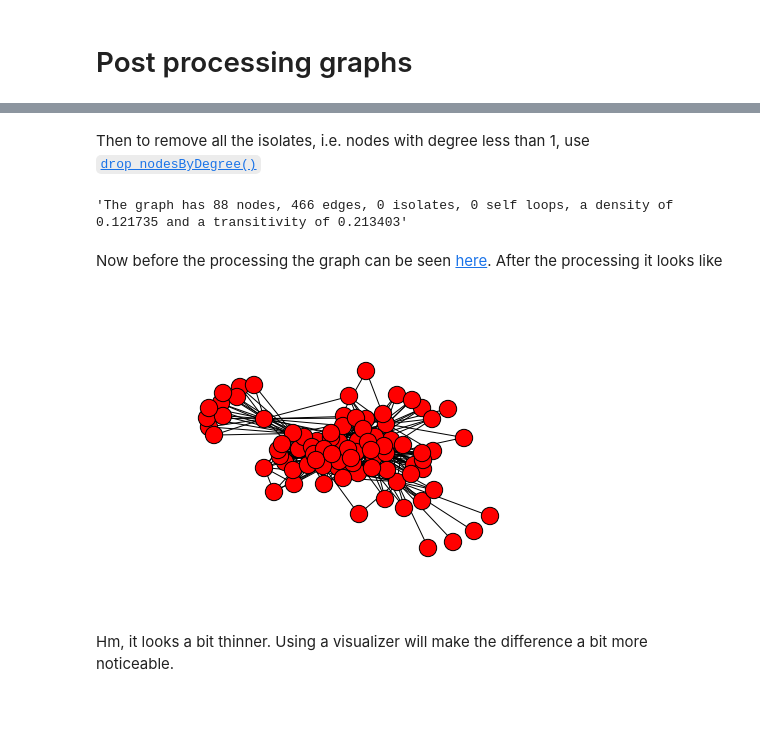
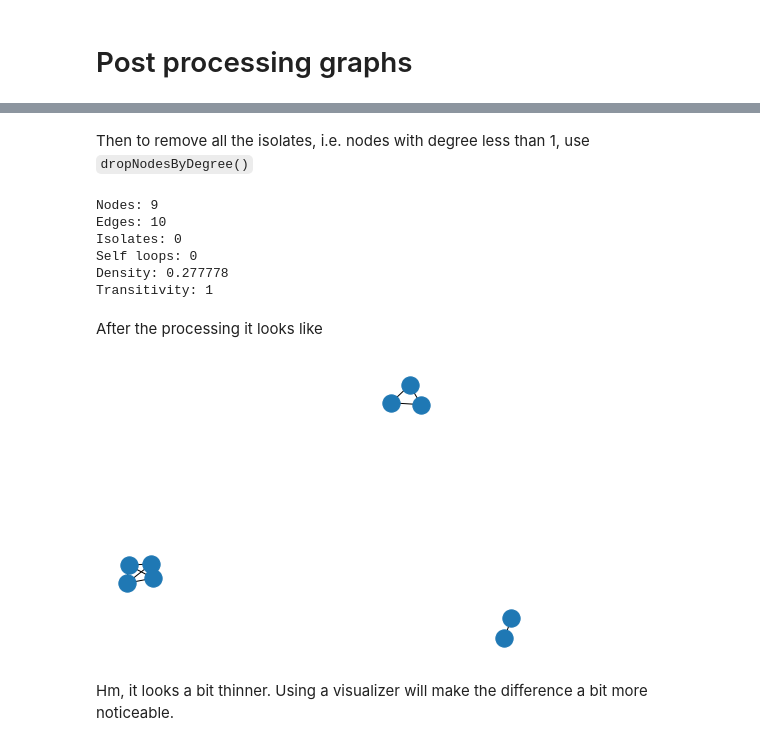
Before and after one commit to UWNETLAB/metaknowledge, a Jupyter notebook: notebooks/Lesson-4-Making-Networks/Making-Networks.ipynb, the cells around one changed output, grey strips where cells are left out. Saved outputs shown, nothing was run; the diff lists cells and outputs as text; code cells hidden in the pictures; blank space fills up the shorter version.

```diff
--- a/notebooks/Lesson-4-Making-Networks/Making-Networks.ipynb
+++ b/notebooks/Lesson-4-Making-Networks/Making-Networks.ipynb
@@ -80,6 +86,6 @@ nx.draw_spring(citationsA, with_labels = True)
 # %% [markdown]
 The [`coAuthNetwork()`](http://networkslab.org/metaknowledge/docs/RecordCollection#coAuthNetwork) function produces the co-authorship network of the RecordCollection as is used as shown
 # %%
-coAuths = RC.coAuthNetwork()
+coAuths = RC.networkCoAuthor()
 print(mk.graphStats(coAuths))
 # %% [output]
@@ -156,16 +116,21 @@ mk.graphStats(proccessedCoCiteJournals)
 # %% [markdown]
-Then to remove all the isolates, i.e. nodes with degree less than 1, use [`drop_nodesByDegree()`](http://networkslab.org/metaknowledge/docs/metaknowledge#drop_nodesByDegree)
+Then to remove all the isolates, i.e. nodes with degree less than 1, use `dropNodesByDegree()`
-# %%
-proccessedCoCiteJournals = mk.drop_nodesByDegree(proccessedCoCiteJournals, 1)
-mk.graphStats(proccessedCoCiteJournals)
-# %% [output]
-'The graph has 88 nodes, 466 edges, 0 isolates, 0 self loops, a density of 0.121735 and a transitivity of 0.213403'
-# %% [markdown]
-Now before the processing the graph can be seen [here](#Making-a-co-citation-network). After the processing it looks like
+# %%
+mk.dropNodesByDegree(coAuths, 1)
+print(mk.graphStats(coAuths))
+# %% [output]
+Nodes: 9
+Edges: 10
+Isolates: 0
+Self loops: 0
+Density: 0.277778
+Transitivity: 1
+# %% [markdown]
+After the processing it looks like
 # %%
-nx.draw_spring(proccessedCoCiteJournals)
+nx.draw_spring(coAuths)
 # %% [output]
-[figure, old version]
+[figure, new version]
 # %% [markdown]
 Hm, it looks a bit thinner. Using a visualizer will make the difference a bit more noticeable.
 # %% [markdown]
```
Also changed, not shown: parts of 37 cells of this notebook.
